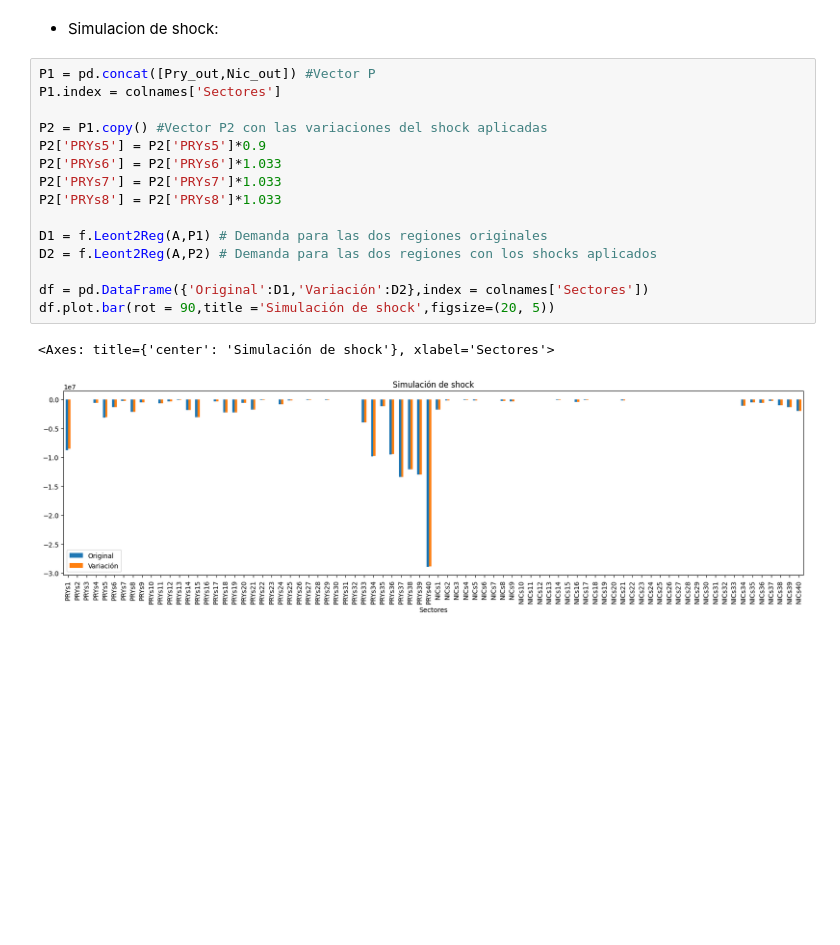
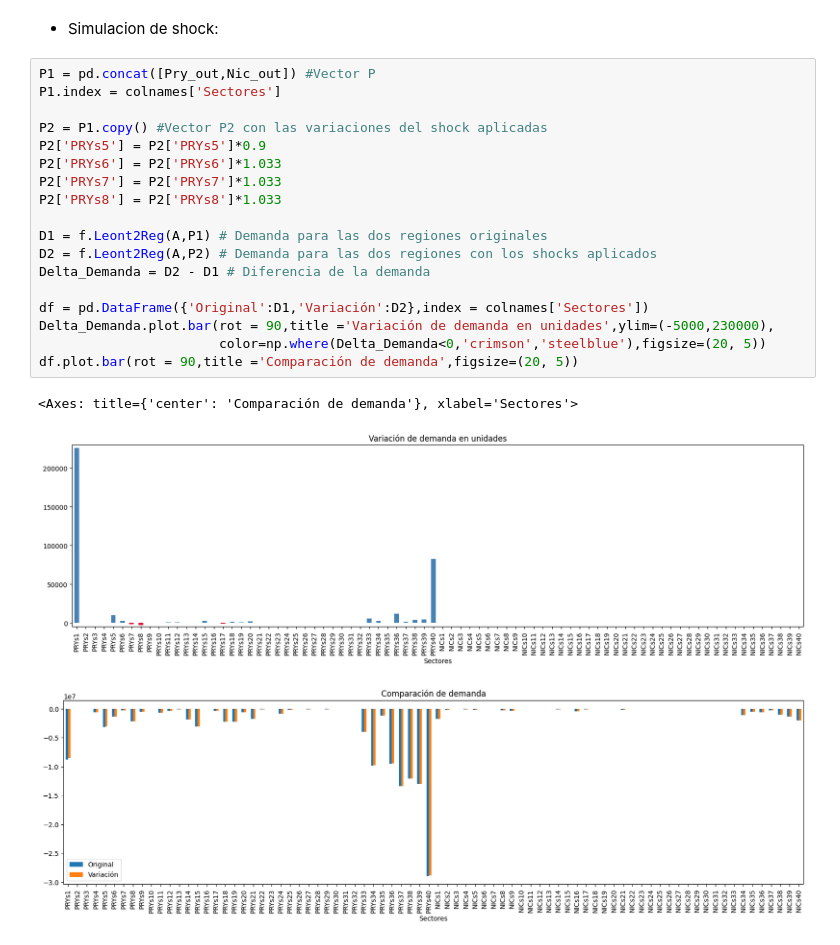
Before and after one commit to Nicowkra/ALC_TP1, a Jupyter notebook: grupo_AdictosAlPedal_TP1.ipynb, the cells around one changed output. Drawn from its saved outputs; the diff is of its cells as text; blank space fills up the shorter version.

```diff
--- a/grupo_AdictosAlPedal_TP1.ipynb
+++ b/grupo_AdictosAlPedal_TP1.ipynb
@@ -241,18 +265,22 @@ cT_PxN = f.coefTec (Pry_int,Nic_out)
 # %%
 P1 = pd.concat([Pry_out,Nic_out]) #Vector P
 P1.index = colnames['Sectores']
 
 P2 = P1.copy() #Vector P2 con las variaciones del shock aplicadas
 P2['PRYs5'] = P2['PRYs5']*0.9
 P2['PRYs6'] = P2['PRYs6']*1.033
 P2['PRYs7'] = P2['PRYs7']*1.033
 P2['PRYs8'] = P2['PRYs8']*1.033
 
 D1 = f.Leont2Reg(A,P1) # Demanda para las dos regiones originales
 D2 = f.Leont2Reg(A,P2) # Demanda para las dos regiones con los shocks aplicados
+Delta_Demanda = D2 - D1 # Diferencia de la demanda
 
 df = pd.DataFrame({'Original':D1,'Variación':D2},index = colnames['Sectores'])
-df.plot.bar(rot = 90,title ='Simulación de shock',figsize=(20, 5))
+Delta_Demanda.plot.bar(rot = 90,title ='Variación de demanda en unidades',ylim=(-5000,230000),
+                       color=np.where(Delta_Demanda<0,'crimson','steelblue'),figsize=(20, 5))
+df.plot.bar(rot = 90,title ='Comparación de demanda',figsize=(20, 5))
 # %% [output]
-<Axes: title={'center': 'Simulación de shock'}, xlabel='Sectores'>
+<Axes: title={'center': 'Comparación de demanda'}, xlabel='Sectores'>
-[figure, old version]
+[figure, new version]
+[figure, added]
```
Also changed, not shown: parts of 3 cells of this notebook, 1 other file.
